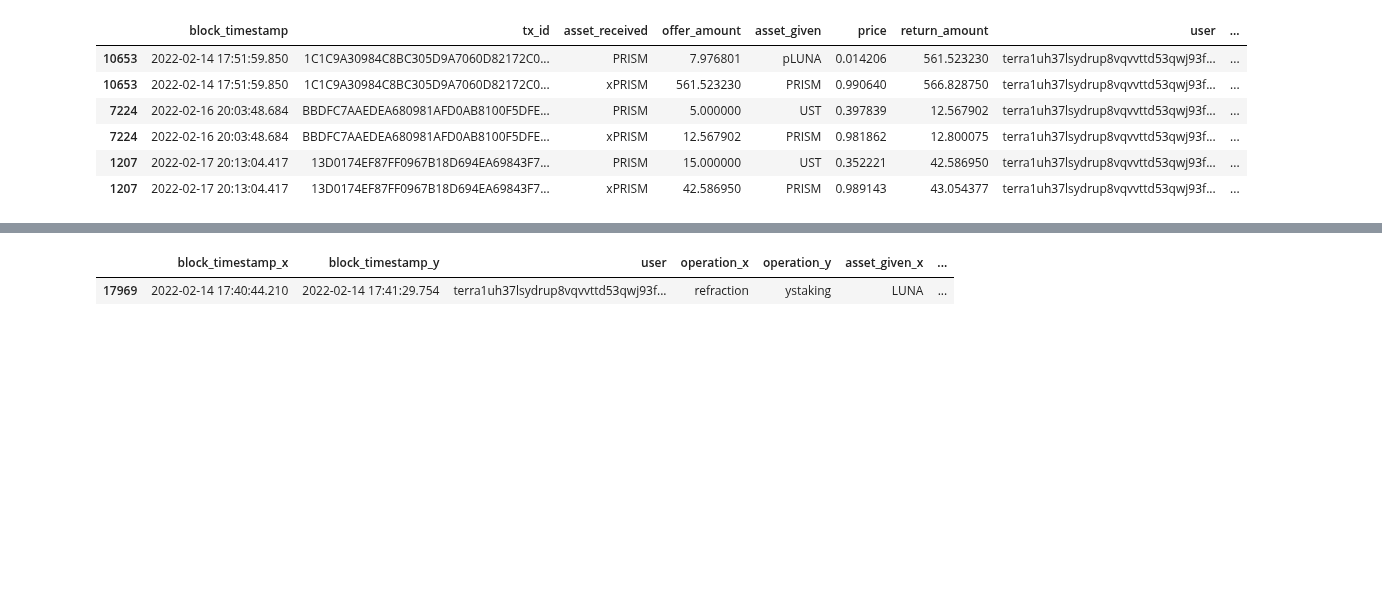
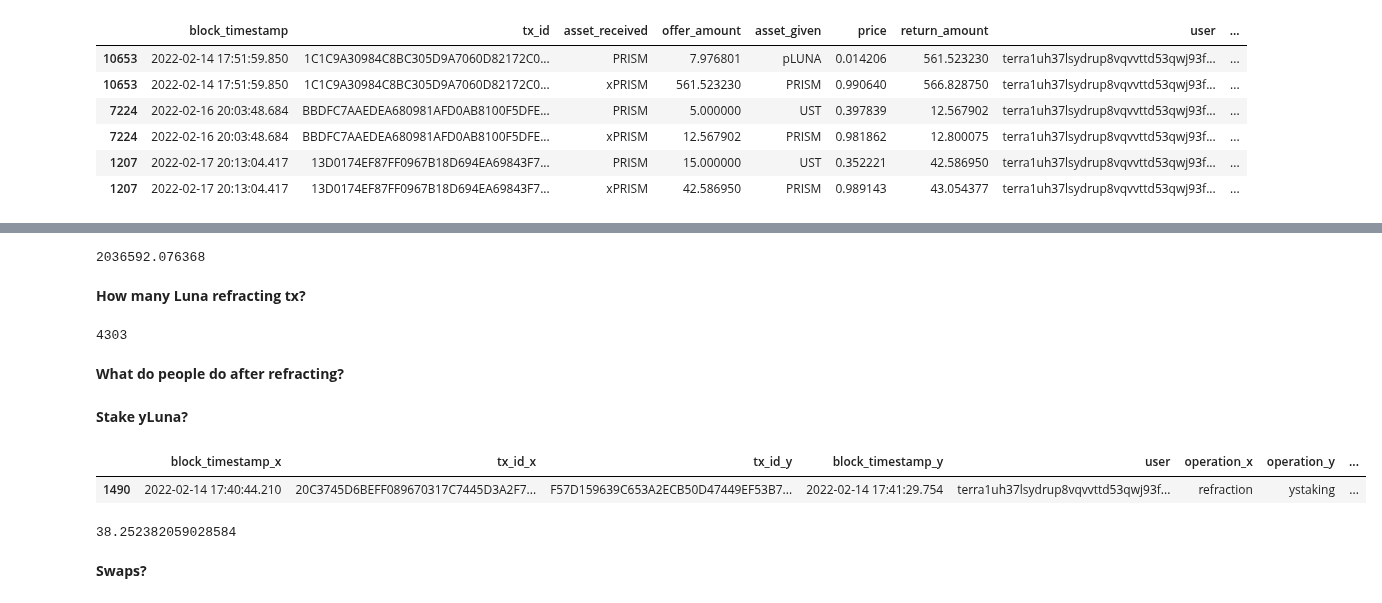
Before and after one commit to IncioMan/prism_forge, a Jupyter notebook: notebook/Prism Paths.ipynb, the cells around one changed output, grey strips where cells are left out. Cells and saved outputs as stored; diff of their text form; code cells hidden in the pictures; blank space fills up the shorter version.

```diff
--- a/notebook/Prism Paths.ipynb
+++ b/notebook/Prism Paths.ipynb
@@ -37,7 +37,7 @@ router_df = pd.read_csv('../data/router.csv', index_col=0)
 # %% [markdown]
 ### Refract
 # %%
-refract_df['user'] = refract_df.apply(lambda row: row.from_ if row['0_action']=='bond_split' else row.to_, axis=1)
+refraact_df['user'] = refract_df.apply(lambda row: row.from_ if row['0_action']=='bond_split' else row.to_, axis=1)
 # %%
 refract_df.head()
 # %% [output]
@@ -224,14 +232,31 @@ rtdf = router_df_pol
+# %%
+rdf.amount.sum()
+# %% [output]
+2036592.076368
+# %% [markdown]
+**How many Luna refracting tx?**
+# %%
+rdf.tx_id.nunique()
+# %% [output]
+4303
+# %% [markdown]
+**What do people do after refracting?**
+# %% [markdown]
+**Stake yLuna?**
 # %%
 dfx = rdf.merge(ydf, on=['user'])
 
 delta = (pd.to_datetime(dfx.block_timestamp_y)-pd.to_datetime(dfx.block_timestamp_x))
-delta = (delta.dt.days*24*60+delta.dt.seconds/60 < 5)
-delta = (delta >= 0) & (delta < 5)
+delta = (delta.dt.days*24*60*60+delta.dt.seconds/60)
 
-dfx = dfx[(delta)&(dfx['asset_given_y'] == dfx['asset_received_x'])]\
-                [['block_timestamp_x','block_timestamp_y','user','operation_x',
-                  'operation_y','asset_given_x','asset_received_x','asset_given_y','asset_received_y']]
+dfx['delta'] = delta
+dfx = dfx[(dfx['asset_given_y'] == dfx['asset_received_x'])]\
+                [['block_timestamp_x','tx_id_x','tx_id_y','block_timestamp_y','user','operation_x',
+                  'operation_y','asset_given_x','asset_received_x','asset_given_y','asset_received_y','delta']]
+
+dfx_min_delta = dfx[(dfx.delta>0)&(dfx.delta<120)].groupby('tx_id_x').delta.min().reset_index()
+dfx = dfx.merge(dfx_min_delta, on=['tx_id_x','delta'])
 dfx[dfx.user=='terra1uh37lsydrup8vqvvttd53qwj93ft9x7572g62q']
 # %% [output]
-|  | block_timestamp_x | block_timestamp_y | user | operation_x | operation_y | asset_given_x | ... |
-| 17969 | 2022-02-14 17:40:44.210 | 2022-02-14 17:41:29.754 | terra1uh37lsydrup8vqvvttd53qwj93f... | refraction | ystaking | LUNA | ... |
+|  | block_timestamp_x | tx_id_x | tx_id_y | block_timestamp_y | user | operation_x | operation_y | ... |
+| 1490 | 2022-02-14 17:40:44.210 | 20C3745D6BEFF089670317C7445D3A2F7... | F57D159639C653A2ECB50D47449EF53B7... | 2022-02-14 17:41:29.754 | terra1uh37lsydrup8vqvvttd53qwj93f... | refraction | ystaking | ... |
@@ -238,3 +266,9 @@ dfx[dfx.user=='terra1uh37lsydrup8vqvvttd53qwj93ft9x7572g62q']
+# %%
+dfx.tx_id_x.nunique()/rdf.tx_id.nunique()*100
+# %% [output]
+38.252382059028584
+# %% [markdown]
+**Swaps?**
 # %%
 dfx = rdf.merge(swaps_df_all, on=['user'])
 
```
Also changed, not shown: parts of 26 cells of this notebook, 4 other files.
